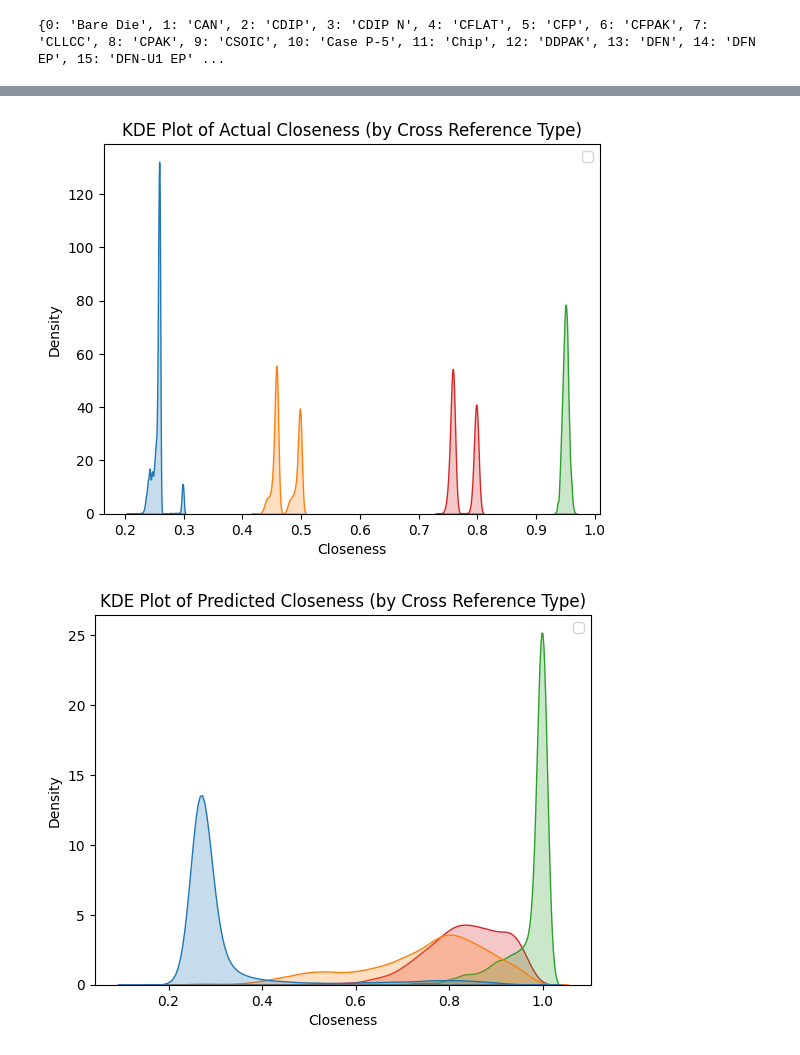
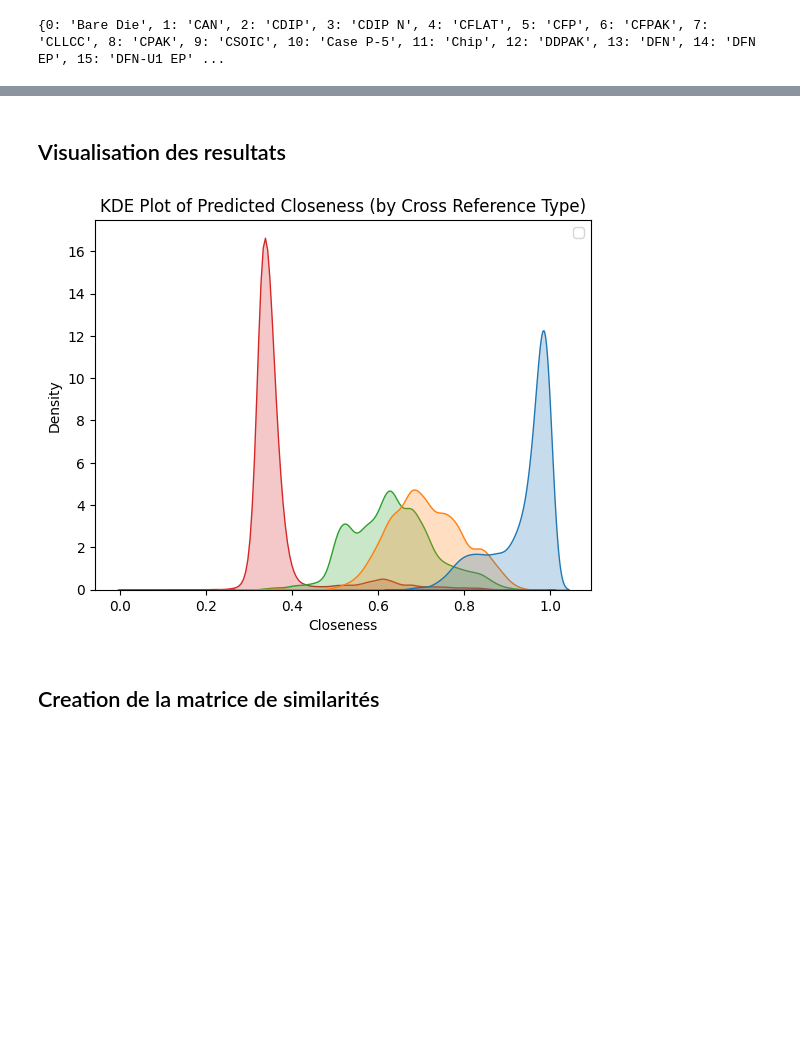
Before and after one commit to Flyingfish812/PIE2024STMicro, a Jupyter notebook: notebook/1piestm_embedding.ipynb, the cells around one changed output, grey strips where cells are left out. Saved outputs shown, nothing was run; the diff lists cells and outputs as text; code cells hidden in the pictures; blank space fills up the shorter version.

```diff
--- a/notebook/1piestm_embedding.ipynb
+++ b/notebook/1piestm_embedding.ipynb
@@ -249,36 +276,25 @@ Test MSE: 0.033049
+# %% [markdown]
+## Visualisation des resultats
 # %%
 df_test_results = pd.DataFrame({
     'y_test': y_true.flatten(),
     'Cross Reference Type': df_test['Cross Reference Type'].values,
     'y_pred': y_pred.flatten()
 })
-# %%
-sns.kdeplot(
-    data=df_test_results,
-    x='y_test',
-    hue='Cross Reference Type',
-    fill=True,
-    common_norm=False
-)
-plt.xlabel("Closeness")
-plt.ylabel("Density")
-plt.title("KDE Plot of Actual Closeness (by Cross Reference Type)")
-plt.legend()
-plt.show()
-
-# KDE of predictions
-sns.kdeplot(
-    data=df_test_results,
-    x='y_pred',
-    hue='Cross Reference Type',
-    fill=True,
-    common_norm=False
-)
-plt.xlabel("Closeness")
-plt.ylabel("Density")
-plt.title("KDE Plot of Predicted Closeness (by Cross Reference Type)")
-plt.legend()
-plt.show()
-# %% [output]
-[figure, removed]
-[figure, removed]
+# %%
+sns.kdeplot(
+    data=df_test_results.sort_values("Cross Reference Type"),
+    x='y_pred',
+    hue='Cross Reference Type',
+    fill=True,
+    common_norm=False
+)
+plt.xlabel("Closeness")
+plt.ylabel("Density")
+plt.title("KDE Plot of Predicted Closeness (by Cross Reference Type)")
+plt.legend()
+plt.show()
+# %% [output]
+[figure, added]
+# %% [markdown]
+## Creation de la matrice de similarités
```
Also changed, not shown: parts of 86 cells of this notebook, 1 other file.
